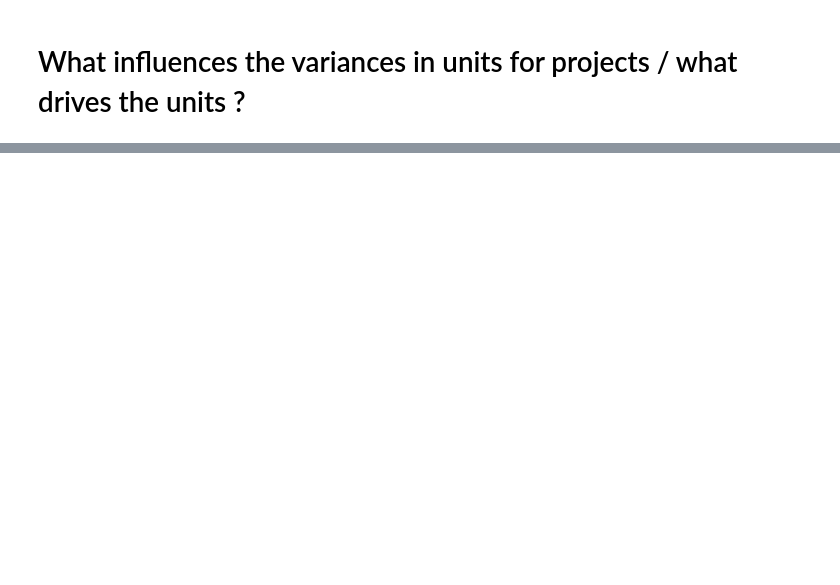
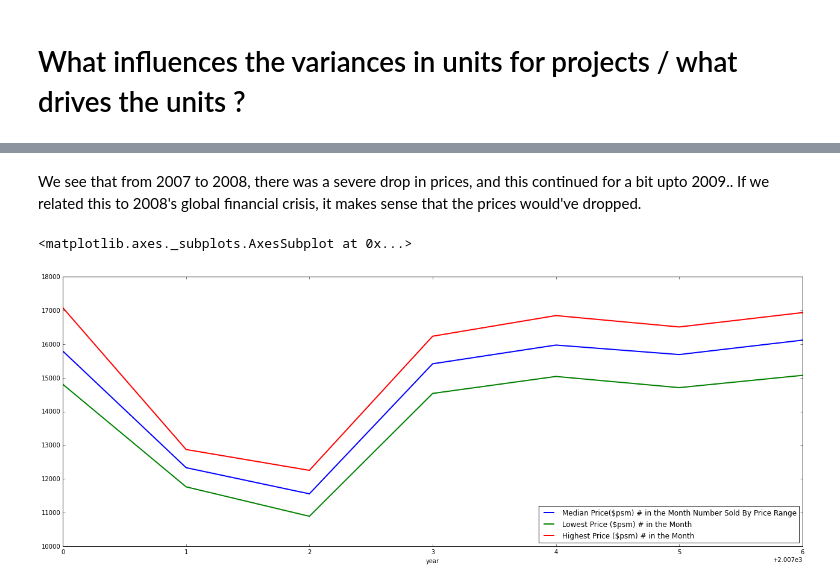
Before and after one commit to Devang-25/codeRiddles, a Jupyter notebook: gramener/property_singapore/prop_corr.ipynb, the cells around one changed output, grey strips where cells are left out. Cells and saved outputs as stored; diff of their text form; code cells hidden in the pictures; blank space fills up the shorter version.

```diff
--- a/gramener/property_singapore/prop_corr.ipynb
+++ b/gramener/property_singapore/prop_corr.ipynb
@@ -170,0 +102,8 @@ test[['Median Price($psm) # in the Month Number Sold By Price Range']].plot(figs
+# %% [markdown]
+We see that from 2007 to 2008, there was a severe drop in prices, and this continued for a bit upto 2009.. If we related this to 2008's global financial crisis, it makes sense that the prices would've dropped.
+# %%
+df_agg.sortlevel(0).groupby(level=0).mean()[df_agg.columns[-3:]].plot(figsize=(22,8),
+                             linewidth=2)
+# %% [output]
+<matplotlib.axes._subplots.AxesSubplot at 0x...>
+[figure, added]
```
Also changed, not shown: parts of 39 cells of this notebook, 1 other file.
